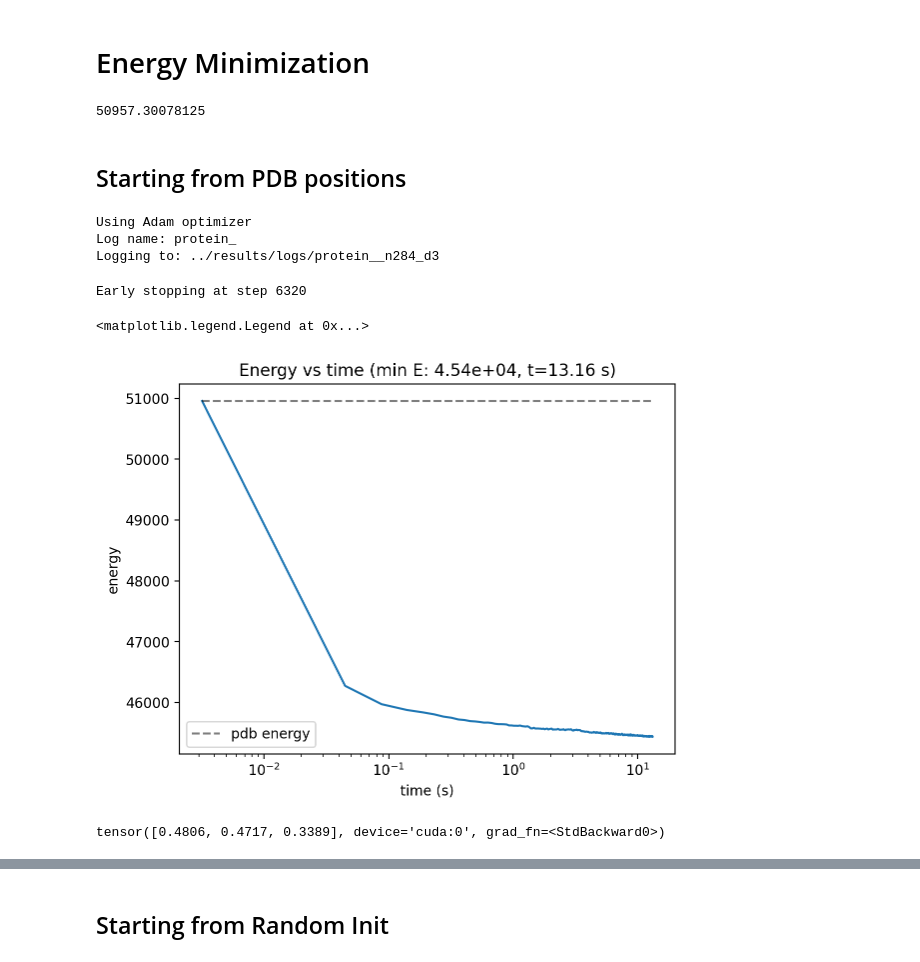
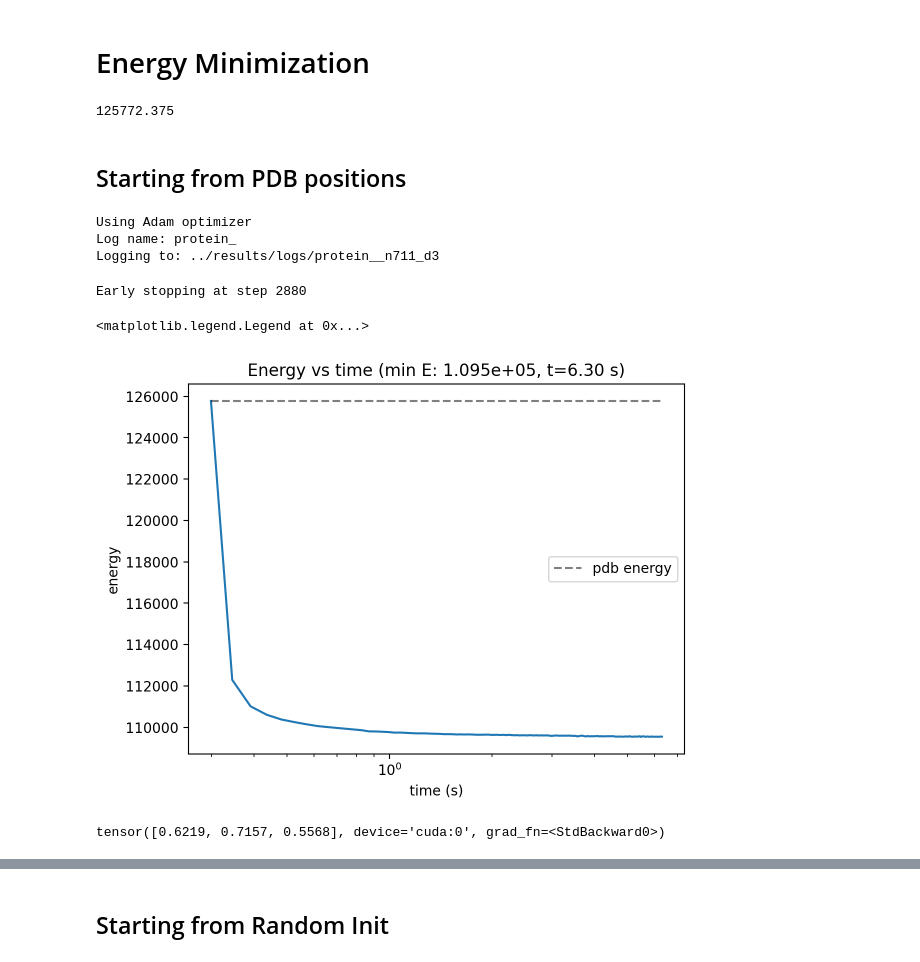
Before and after one commit to nimadehmamy/coarse_graining_reparam, a Jupyter notebook: experiments/Protein-folding.ipynb, the cells around one changed output, grey strips where cells are left out. Drawn from its saved outputs; the diff is of its cells as text; code cells hidden in the pictures.

Commit message:
GNN Protein folding

```diff
--- a/experiments/Protein-folding.ipynb
+++ b/experiments/Protein-folding.ipynb
@@ -51,13 +51,16 @@ from experimentlogger import ExperimentLogger
 
 V = lambda x: x.detach().cpu().numpy()
 # %%
-pdb_id = '2JOF' # '5AWL'
-pdb_file =  f'./{pdb_id}.pdb' # './pdb_paper/.pdb'
+pdb_id = '2WXC' # '2JOF' # '5AWL'
+
+pdb_dir = '../data/pdb/'
+os.makedirs(pdb_dir, exist_ok=True)
+
+pdb_file = os.path.join(pdb_dir, pdb_id+'.pdb')
+
 # check if pdb file exists, if not download it
 if not os.path.isfile(pdb_file):
-    save_dir, pdb_file_name = os.path.split(pdb_file)
-    # pdb_id = pdb_file.split('/')[-1].split('.')[0]
-    pdb_file = pf.download_pdb_file(pdb_id, dir = save_dir)
+    pdb_file = pf.download_pdb_file(pdb_id, dir = pdb_dir)
 
 prot = pf.Protein(pdb_file)
 # %%
@@ -113,7 +113,7 @@ p_
 # %%
 # early stopping criteria
 PATIENCE = 20
-MIN_DELTA = 1e-6
+MIN_DELTA = 1e0 # 1e-6
 
 # learning rate
 LR = 4e-3
@@ -123,7 +123,7 @@ energy = pf.EnergyProtein(prot, device = DEVICE)
 pdb_energy = energy(prot.node_positions.to(DEVICE)).item()
 pdb_energy
 # %% [output]
-50957.30078125
+125772.375
 # %% [markdown]
 ## Starting from PDB positions
 # %%
@@ -135,28 +135,28 @@ energy_minimizer = EnergyMinimizer(energy, initial_pos, optimizer_type='Adam', l
 # %% [output]
 Using Adam optimizer
 Log name: protein_
-Logging to: ../results/logs/protein__n284_d3
+Logging to: ../results/logs/protein__n711_d3
 # %%
 h = energy_minimizer.train(10000)
 # %% [output]
-Early stopping at step 6320
+Early stopping at step 2880
 # %%
 energy_minimizer.plot_history()
 plt.yscale('linear')
 
-plt.title(f'Energy vs time (min E: {min(h["energy"]):.3g}, t={np.sum(h["time"]):.2f} s)')
+plt.title(f'Energy vs time (min E: {min(h["energy"]):.4g}, t={np.sum(h["time"]):.2f} s)')
 
 plt.plot([h['time'][0],np.sum(h['time'])], [pdb_energy, pdb_energy], 'k--', alpha =.5,  label = 'pdb energy')
 
 plt.legend()
 # %% [output]
 <matplotlib.legend.Legend at 0x...>
-[figure, old version]
+[figure, new version]
 # %%
 xf = energy_minimizer.get_x()
 xf.std(dim=0)
 # %% [output]
-tensor([0.4806, 0.4717, 0.3389], device='cuda:0', grad_fn=<StdBackward0>)
+tensor([0.6219, 0.7157, 0.5568], device='cuda:0', grad_fn=<StdBackward0>)
 # %%
 # Assuming you have new positions stored in a numpy array named new_positions
 # Update the positions in the topology
```
Also changed, not shown: parts of 36 cells of this notebook, 17 other files.
